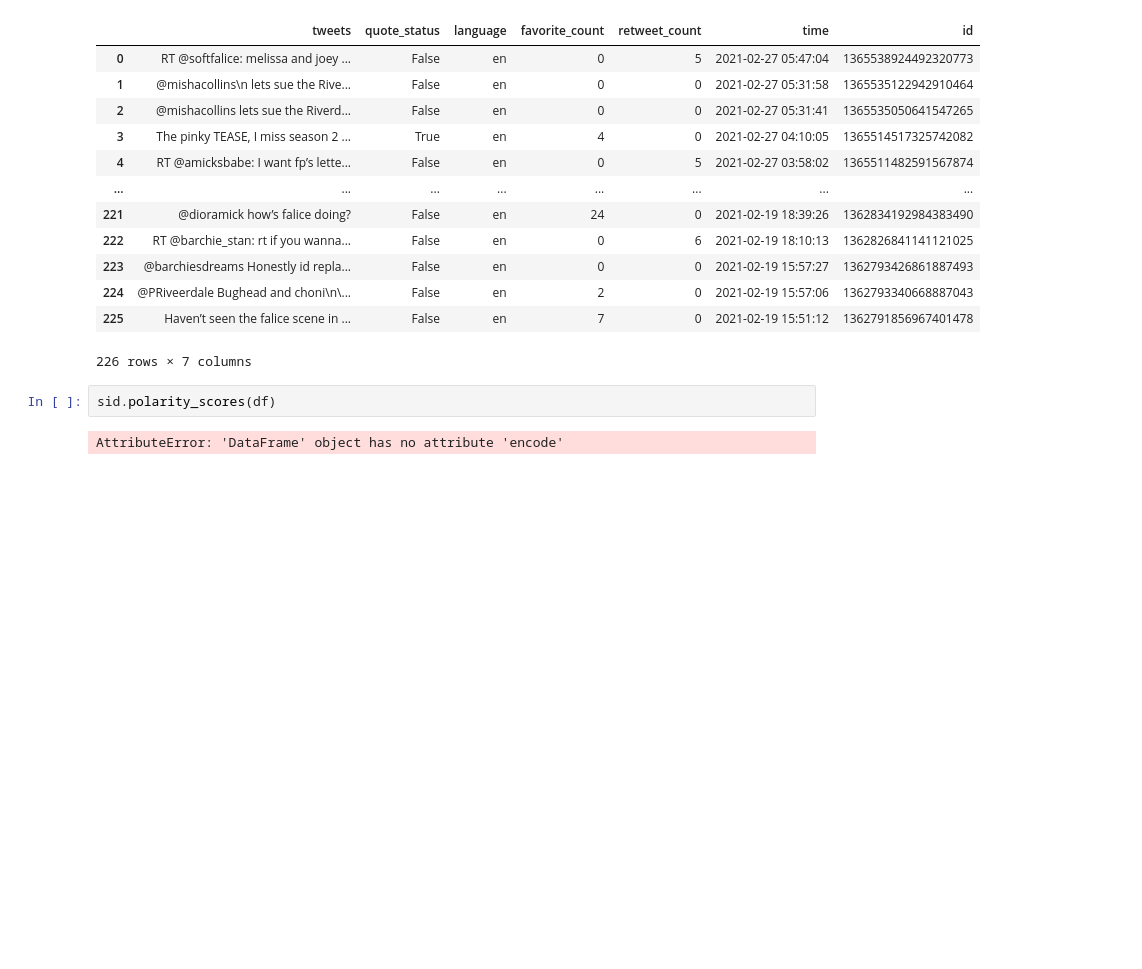
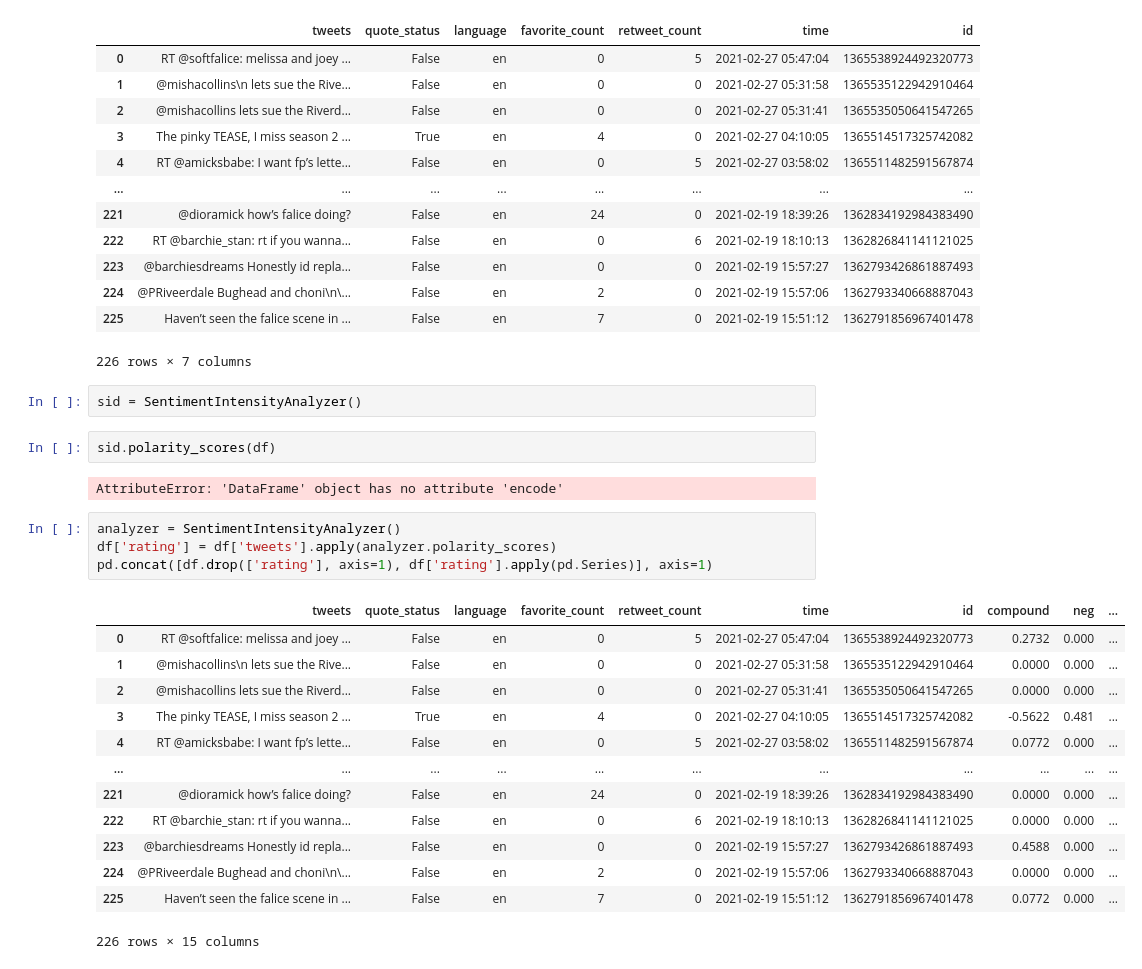
Before and after one commit to samanthasains/RDShipWars, a Jupyter notebook: test-train.ipynb, the cells around one changed output. Cells and saved outputs as stored; diff of their text form; blank space fills up the shorter version.

```diff
--- a/test-train.ipynb
+++ b/test-train.ipynb
@@ -163,7 +163,27 @@ df
 | 224 | @PRiveerdale Bughead and choni\n\... | False | en | 2 | 0 | 2021-02-19 15:57:06 | 1362793340668887043 |
 | 225 | Haven’t seen the falice scene in ... | False | en | 7 | 0 | 2021-02-19 15:51:12 | 1362791856967401478 |
 226 rows × 7 columns
+# %%
+sid = SentimentIntensityAnalyzer()
 # %%
 sid.polarity_scores(df)
 # %% [output]
 AttributeError: 'DataFrame' object has no attribute 'encode'
+# %%
+analyzer = SentimentIntensityAnalyzer()
+df['rating'] = df['tweets'].apply(analyzer.polarity_scores)
+pd.concat([df.drop(['rating'], axis=1), df['rating'].apply(pd.Series)], axis=1)
+# %% [output]
+|  | tweets | quote_status | language | favorite_count | retweet_count | time | id | compound | neg | ... |
+| 0 | RT @softfalice: melissa and joey ... | False | en | 0 | 5 | 2021-02-27 05:47:04 | 1365538924492320773 | 0.2732 | 0.000 | ... |
+| 1 | @mishacollins\n lets sue the Rive... | False | en | 0 | 0 | 2021-02-27 05:31:58 | 1365535122942910464 | 0.0000 | 0.000 | ... |
+| 2 | @mishacollins lets sue the Riverd... | False | en | 0 | 0 | 2021-02-27 05:31:41 | 1365535050641547265 | 0.0000 | 0.000 | ... |
+| 3 | The pinky TEASE, I miss season 2 ... | True | en | 4 | 0 | 2021-02-27 04:10:05 | 1365514517325742082 | -0.5622 | 0.481 | ... |
+| 4 | RT @amicksbabe: I want fp’s lette... | False | en | 0 | 5 | 2021-02-27 03:58:02 | 1365511482591567874 | 0.0772 | 0.000 | ... |
+| ... | ... | ... | ... | ... | ... | ... | ... | ... | ... | ... |
+| 221 | @dioramick how’s falice doing? | False | en | 24 | 0 | 2021-02-19 18:39:26 | 1362834192984383490 | 0.0000 | 0.000 | ... |
+| 222 | RT @barchie_stan: rt if you wanna... | False | en | 0 | 6 | 2021-02-19 18:10:13 | 1362826841141121025 | 0.0000 | 0.000 | ... |
+| 223 | @barchiesdreams Honestly id repla... | False | en | 0 | 0 | 2021-02-19 15:57:27 | 1362793426861887493 | 0.4588 | 0.000 | ... |
+| 224 | @PRiveerdale Bughead and choni\n\... | False | en | 2 | 0 | 2021-02-19 15:57:06 | 1362793340668887043 | 0.0000 | 0.000 | ... |
+| 225 | Haven’t seen the falice scene in ... | False | en | 7 | 0 | 2021-02-19 15:51:12 | 1362791856967401478 | 0.0772 | 0.000 | ... |
+226 rows × 15 columns
```
Also changed, not shown: parts of 3 cells of this notebook.
